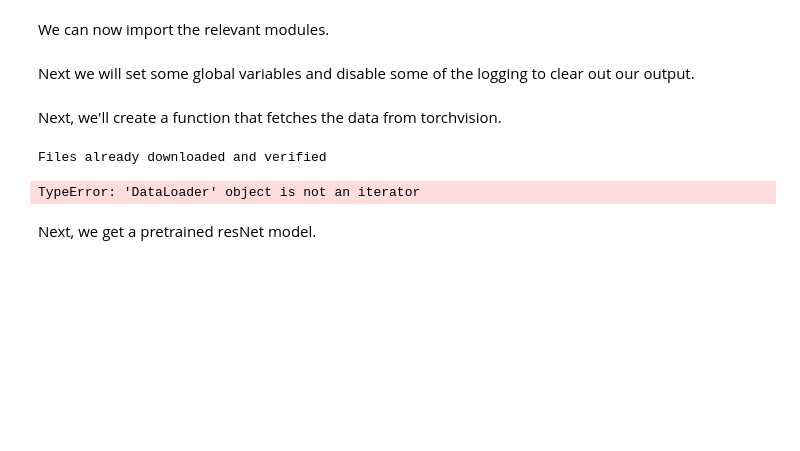
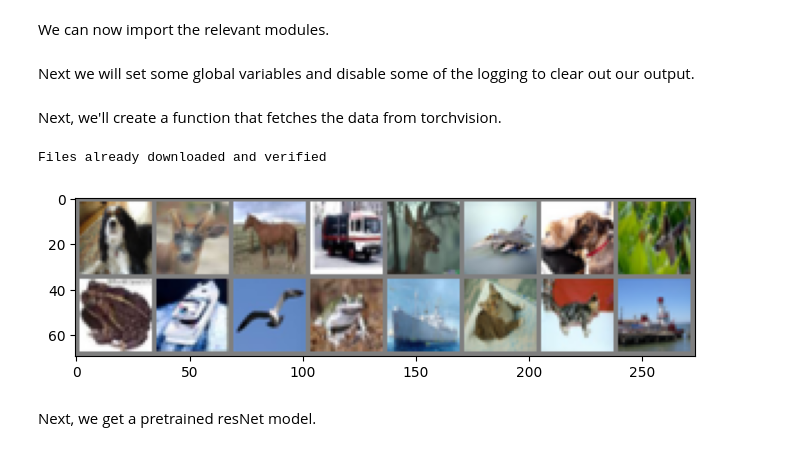
Before and after one commit to WilliamLindskog/AI_Academy_demo, a Jupyter notebook: federated_quickstart.ipynb, the cells around one changed output. Drawn from its saved outputs; the diff is of its cells as text; code cells hidden in the pictures; blank space fills up the shorter version.

```diff
--- a/federated_quickstart.ipynb
+++ b/federated_quickstart.ipynb
@@ -42,25 +42,37 @@ NUM_CLIENTS = 2
 NUM_ROUNDS = 10
 # %% [markdown]
 Next, we'll create a function that fetches the data from torchvision.
-# %%
-# show example images in cifar10
-example_data = torchvision.datasets.CIFAR10(root='./data', train=True, download=True, transform=transforms.ToTensor())
-example_loader = DataLoader(example_data, shuffle=True, batch_size=4)
-classes = ('plane', 'car', 'bird', 'cat', 'deer', 'dog', 'frog', 'horse', 'ship', 'truck')
-example_iter = next(example_loader)
-images, labels = next(iter(example_iter))
-images = images.numpy()
-
-# plot the images in the batch, along with the corresponding labels
-fig = plt.figure(figsize=(25, 4))
-for idx in np.arange(4):
-    ax = fig.add_subplot(2, 4, idx + 1, xticks=[], yticks=[])
-    plt.imshow(np.transpose(images[idx], (1, 2, 0)))
-    ax.set_title(classes[labels[idx]])
-plt.show()
-# %% [output]
-Files already downloaded and verified
-TypeError: 'DataLoader' object is not an iterator
+# %%
+# show example images in cifar10
+classes = ('plane', 'car', 'bird', 'cat', 'deer', 'dog', 'frog', 'horse', 'ship', 'truck') # cifar10 classes
+
+# load the data
+transform = transforms.Compose([transforms.ToTensor(),
+                                transforms.Normalize((0.5,), (0.5,))])
+example_set = torchvision.datasets.CIFAR10(root='./data', train=False,
+                                        download=True, transform=transform)
+example_loader = torch.utils.data.DataLoader(example_set, batch_size=16,
+                                          shuffle=True, num_workers=2)
+
+# Get some random training images
+dataiter = iter(example_loader)
+images, labels = next(dataiter)
+
+
+
+# show 4x4 images
+def imshow(img):
+    img = img / 2 + 0.5     # unnormalize
+    npimg = img.numpy()
+    fig = plt.figure(figsize=(8,8))
+    plt.imshow(np.transpose(npimg, (1, 2, 0)))
+    plt.show()
+
+# show images
+imshow(torchvision.utils.make_grid(images))
+# %% [output]
+Files already downloaded and verified
+[figure, added]
 # %%
 def load_data() -> Union[DataLoader, DataLoader]:
     """ Load data CIFAR10 from torchvision.datasets """
```
Also changed, not shown: parts of 4 cells of this notebook.
